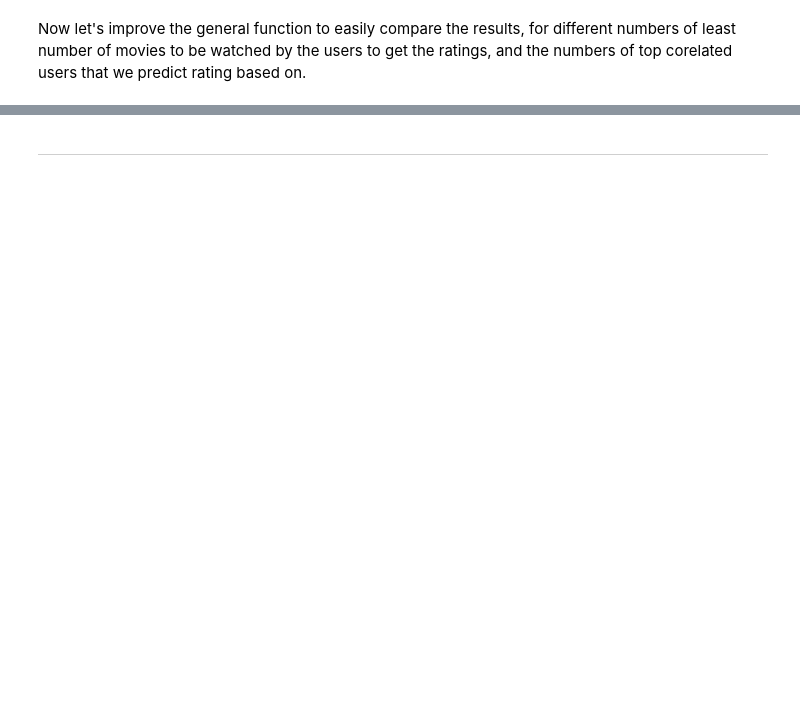
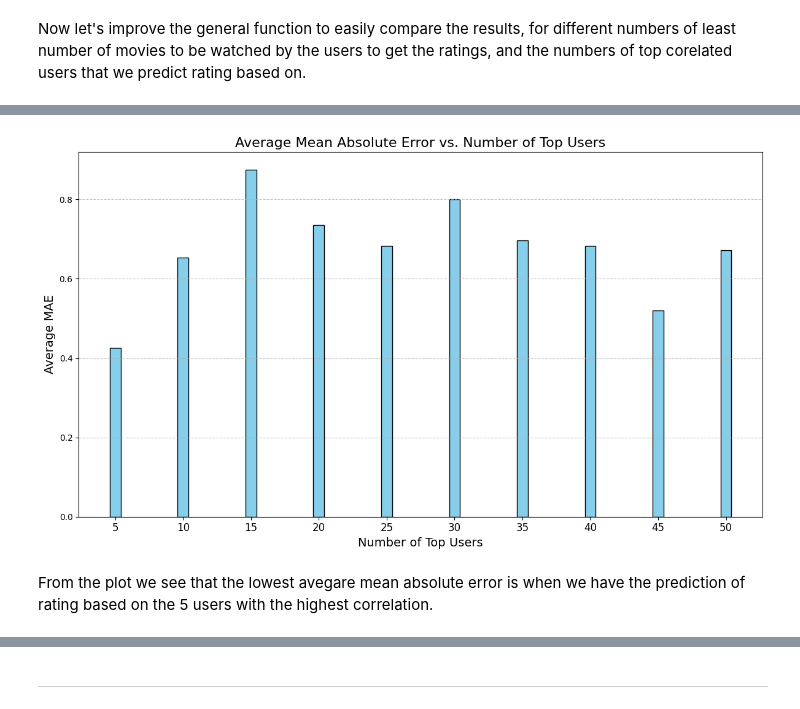
Before and after one commit to mmartyna123/InformationRetrieval, a Jupyter notebook: Lab5/Lab-IR5.ipynb, the cells around one changed output, grey strips where cells are left out. Saved outputs shown, nothing was run; the diff lists cells and outputs as text; code cells hidden in the pictures; blank space fills up the shorter version.

Commit message:
more users, negative correlation, error in predictions evaluations done

```diff
--- a/Lab5/Lab-IR5.ipynb
+++ b/Lab5/Lab-IR5.ipynb
@@ -164,3 +152,8 @@ def CalculatetCorrelations(user, commonMovies=2, moviesdf=dfTask):
 
     sorted_correlations = sorted(valid_correlations.items(), key=lambda x: x[1], reverse=True)
     return sorted_correlations
+# %%
+user610Correlations = CalculatetCorrelations(user = 610)
+print(f"Top correlated users with the user {user} are:")
+for user, corr in user610Correlations[:10]:
+    print(f"User {user} with correlation {corr:.2f}")
@@ -925,19 +632,0 @@ negtive correlation (still working)
-# %%
-users = [100,106,240,30,380,500,90,210]
-numScoresToRemove = 5
-topUsers=5
-commonMovies = 10
-negativeUsers = 5
-maeLIST = []
-for user in users:
-    sparklingNewdf = dfTask.copy()
-    predictedRatings, removedMovies, mae, rmse, numOfPredictions = compareRemovedRatingsGiga(user = user, moviesdf=sparklingNewdf,numScoresToRemove = numScoresToRemove, topUsers = topUsers, commonMovies = commonMovies, negativeUsers=negativeUsers)
-    print(f"Prediction for user {user}:")
-    if mae != None:
-        print(f"Mean Absolute Error (MAE): {mae:.2f}")
-        maeLIST.append(mae)
-        print(f"Root Mean Squared Error (RMSE): {rmse:.2f}")
-    print(f"Percentage of predictions made: {(numOfPredictions / numScoresToRemove) * 100}%\n")
-    maeSUMtopU5wor5 = sum(maeLIST)
-print(f"Sum of the mean absolute error: {sum(maeLIST)}")
-print(f"Average of the means absolute errors: {sum(maeLIST) / len(maeLIST)}")
@@ -981,0 +687,18 @@ Average of the means absolute errors: 1.1974313427660863
+# %%
+top_users_values = list(results.keys())
+average_maes = [results[tu]["maeAVG"] for tu in top_users_values]
+
+# Plot the results
+plt.figure(figsize=(12, 7))
+plt.bar(top_users_values, average_maes, color='skyblue', edgecolor='black')
+plt.xlabel('Number of Top Users', fontsize=14)
+plt.ylabel('Average MAE', fontsize=14)
+plt.title('Average Mean Absolute Error vs. Number of Top Users', fontsize=16)
+plt.grid(axis='y', linestyle='--', alpha=0.7)
+plt.xticks(top_users_values, fontsize=12)
+plt.tight_layout()
+plt.show()
+# %% [output]
+[figure, added]
+# %% [markdown]
+From the plot we see that the lowest avegare mean absolute error is when we have the prediction of rating based on the 5 users with the highest correlation.
```
Also changed, not shown: parts of 40 cells of this notebook.
